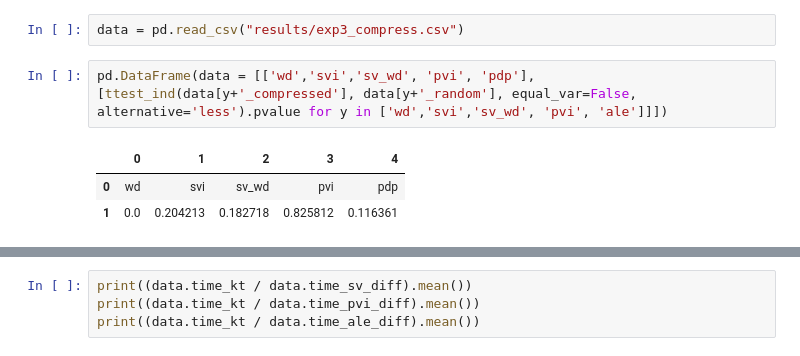
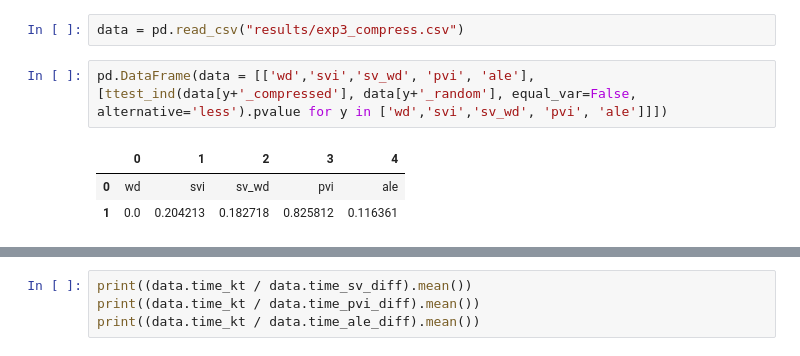
Before and after one commit to biesiadm/data_compression_xai, a Jupyter notebook: explanation-compression-main/explanation-compression-main/analyze_results.ipynb, the cells around one changed output, grey strips where cells are left out. Cells and saved outputs as stored; diff of their text form.

```diff
--- a/explanation-compression-main/explanation-compression-main/analyze_results.ipynb
+++ b/explanation-compression-main/explanation-compression-main/analyze_results.ipynb
@@ -166,8 +190,8 @@ def analyze_1d(x):
 # %%
 data = pd.read_csv("results/exp3_compress.csv")
 # %%
-pd.DataFrame(data = [['wd','svi','sv_wd', 'pvi', 'pdp'],[ttest_ind(data[y+'_compressed'], data[y+'_random'], equal_var=False, alternative='less').pvalue for y in ['wd','svi','sv_wd', 'pvi', 'ale']]])
+pd.DataFrame(data = [['wd','svi','sv_wd', 'pvi', 'ale'],[ttest_ind(data[y+'_compressed'], data[y+'_random'], equal_var=False, alternative='less').pvalue for y in ['wd','svi','sv_wd', 'pvi', 'ale']]])
 # %% [output]
 |  | 0 | 1 | 2 | 3 | 4 |
-| 0 | wd | svi | sv_wd | pvi | pdp |
+| 0 | wd | svi | sv_wd | pvi | ale |
 | 1 | 0.0 | 0.204213 | 0.182718 | 0.825812 | 0.116361 |
```
Also changed, not shown: parts of 12 cells of this notebook, 1 other file.
